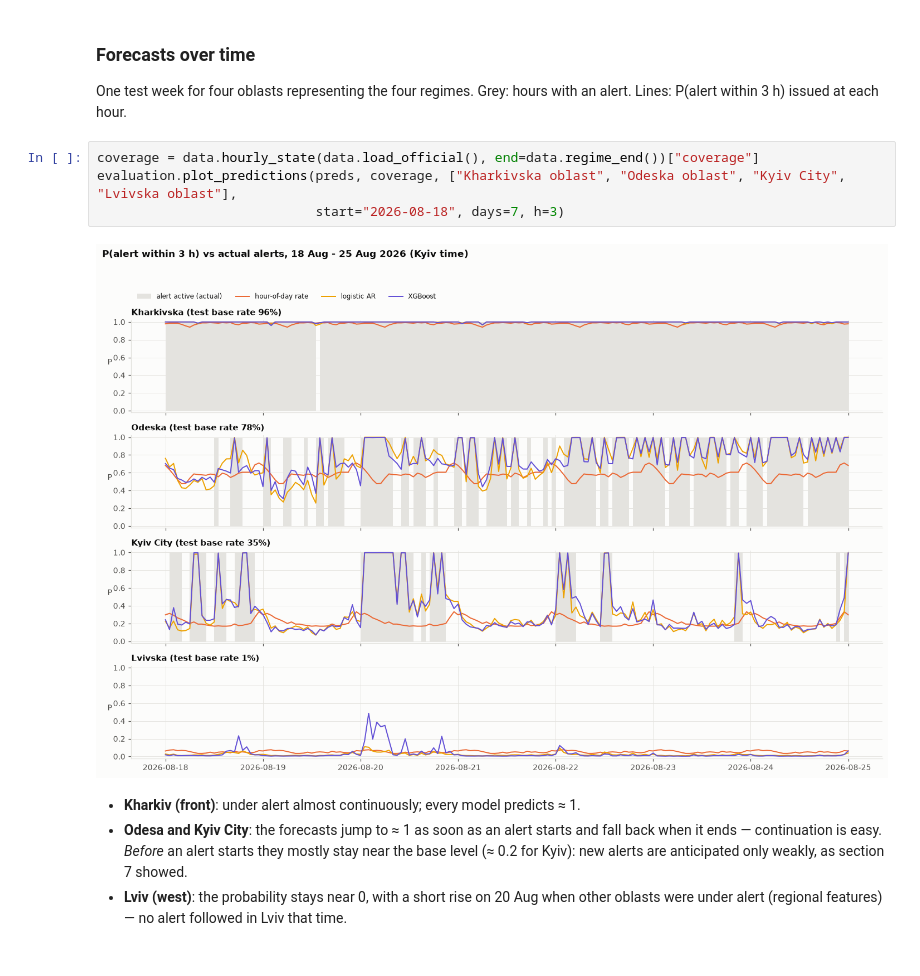
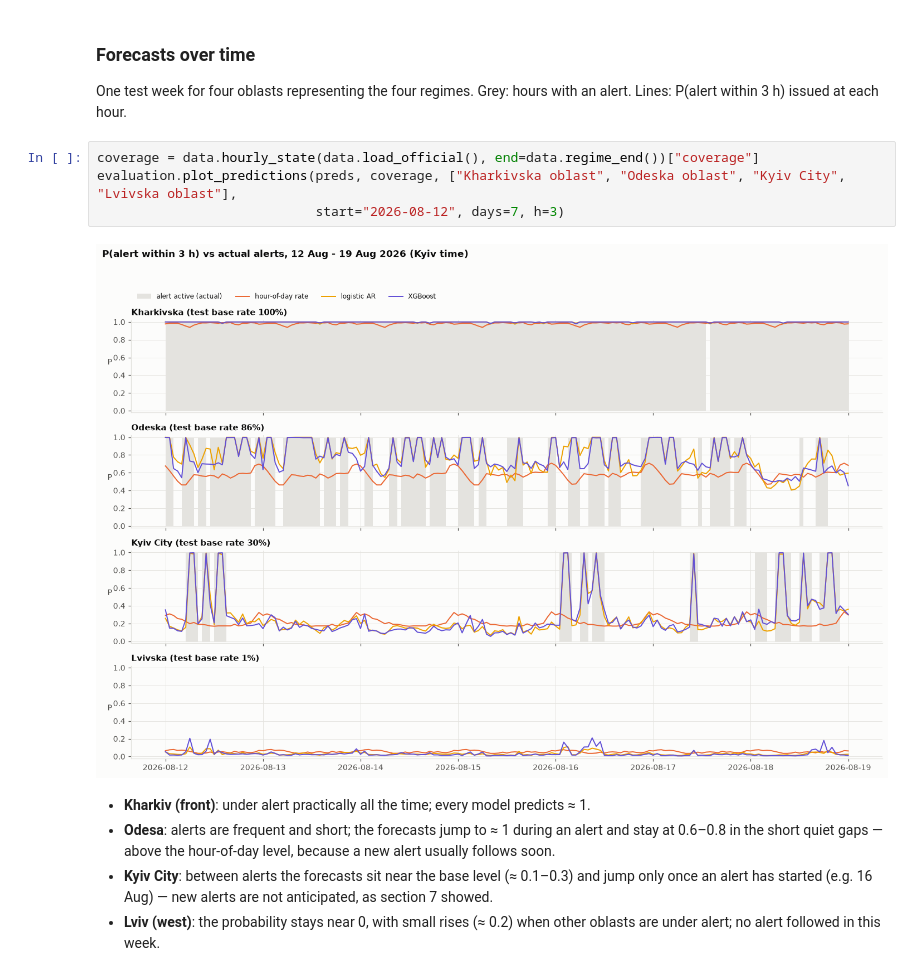
Before and after one commit to andriiboichuk13/ua_alerts_analysis, a Jupyter notebook: notebooks/model.ipynb, the cells around one changed output. Saved outputs shown, nothing was run; the diff lists cells and outputs as text.

```diff
--- a/notebooks/model.ipynb
+++ b/notebooks/model.ipynb
@@ -544,15 +542,16 @@ One test week for four oblasts representing the four regimes. Grey: hours with a
 # %%
 coverage = data.hourly_state(data.load_official(), end=data.regime_end())["coverage"]
 evaluation.plot_predictions(preds, coverage, ["Kharkivska oblast", "Odeska oblast", "Kyiv City", "Lvivska oblast"],
-                            start="2026-08-18", days=7, h=3)
+                            start="2026-08-12", days=7, h=3)
 # %% [output]
-[figure, old version]
+[figure, new version]
 # %% [markdown]
-* **Kharkiv (front)**: under alert almost continuously; every model predicts ≈ 1.
-* **Odesa and Kyiv City**: the forecasts jump to ≈ 1 as soon as an alert starts and fall back when it ends — continuation is easy.
-  *Before* an alert starts they mostly stay near the base level (≈ 0.2 for Kyiv): new alerts are anticipated only weakly, as section 7 showed.
-* **Lviv (west)**: the probability stays near 0, with a short rise on 20 Aug when other oblasts were under alert (regional features)
-  — no alert followed in Lviv that time.
+* **Kharkiv (front)**: under alert practically all the time; every model predicts ≈ 1.
+* **Odesa**: alerts are frequent and short; the forecasts jump to ≈ 1 during an alert and stay at 0.6–0.8 in the short quiet gaps — above the
+  hour-of-day level, because a new alert usually follows soon.
+* **Kyiv City**: between alerts the forecasts sit near the base level (≈ 0.1–0.3) and jump only once an alert has started (e.g. 16 Aug) —
+  new alerts are not anticipated, as section 7 showed.
+* **Lviv (west)**: the probability stays near 0, with small rises (≈ 0.2) when other oblasts are under alert; no alert followed in this week.
 # %%
 evaluation.plot_roc(preds, h=3, window='expanding')
 # %% [output]
```
Also changed, not shown: parts of 33 cells of this notebook, 17 other files.
